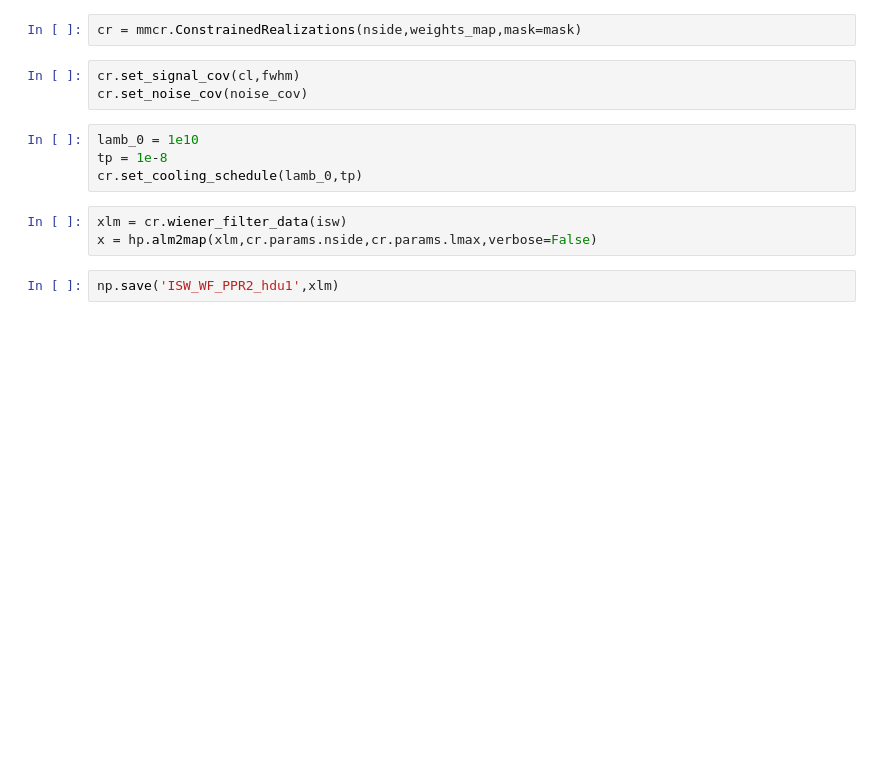
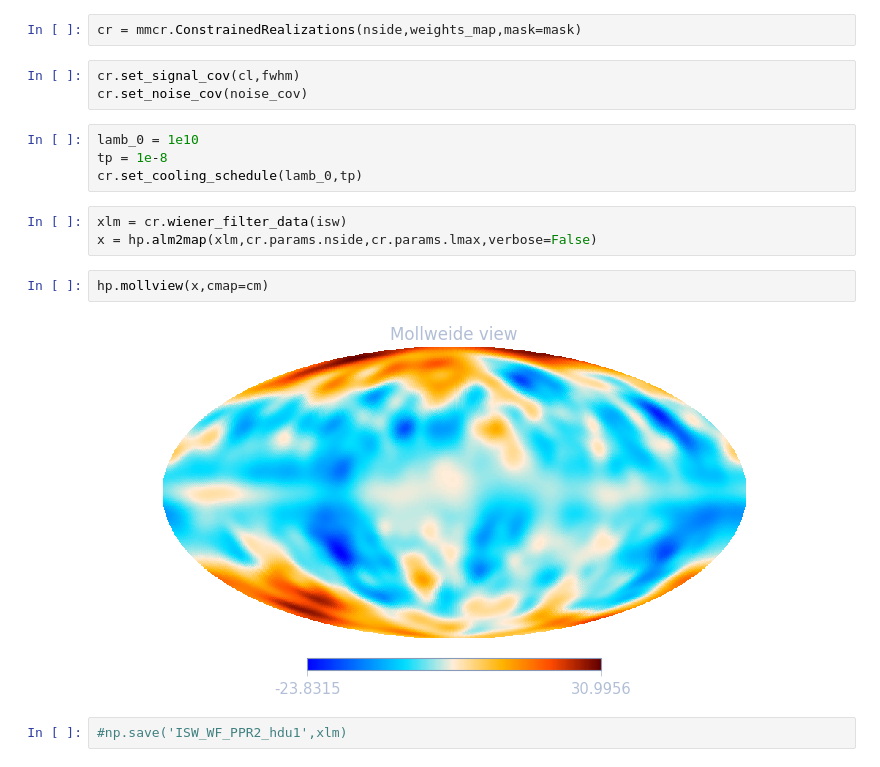
Before and after one commit to modw/constrained-realizations, a Jupyter notebook: Getting Wiener Filtered ISW map.ipynb, the cells around one changed output. Drawn from its saved outputs; the diff is of its cells as text; blank space fills up the shorter version.

```diff
--- a/Getting Wiener Filtered ISW map.ipynb
+++ b/Getting Wiener Filtered ISW map.ipynb
@@ -39,5 +41,9 @@ cr.set_cooling_schedule(lamb_0,tp)
 # %%
 xlm = cr.wiener_filter_data(isw)
 x = hp.alm2map(xlm,cr.params.nside,cr.params.lmax,verbose=False)
+# %%
+hp.mollview(x,cmap=cm)
+# %% [output]
+[figure, added]
 # %%
-np.save('ISW_WF_PPR2_hdu1',xlm)
+#np.save('ISW_WF_PPR2_hdu1',xlm)
```
Also changed, not shown: parts of 3 cells of this notebook, 4 other files.
